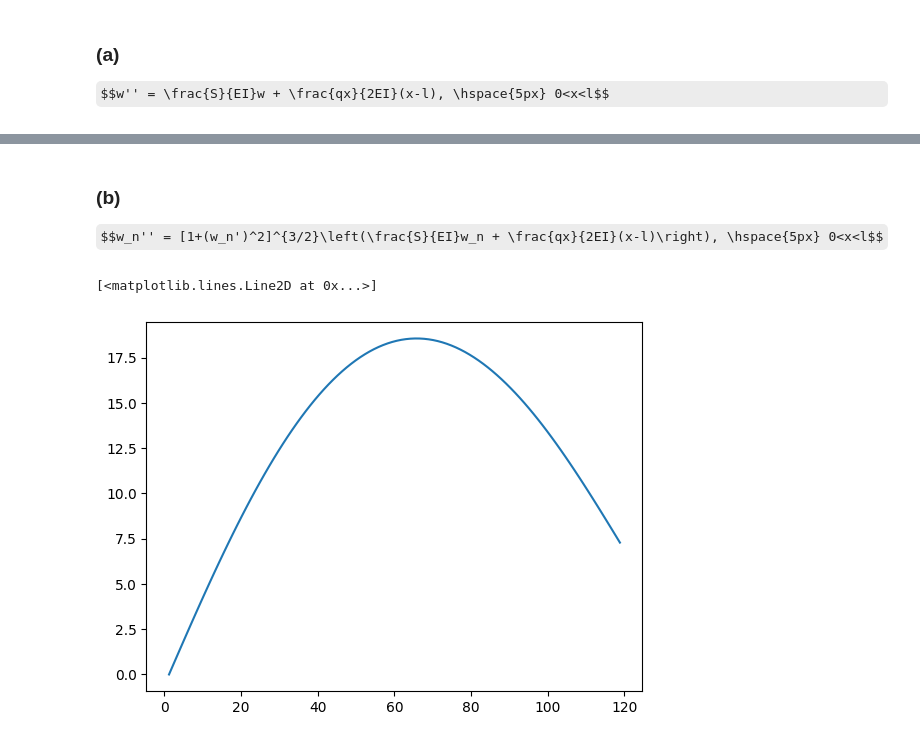
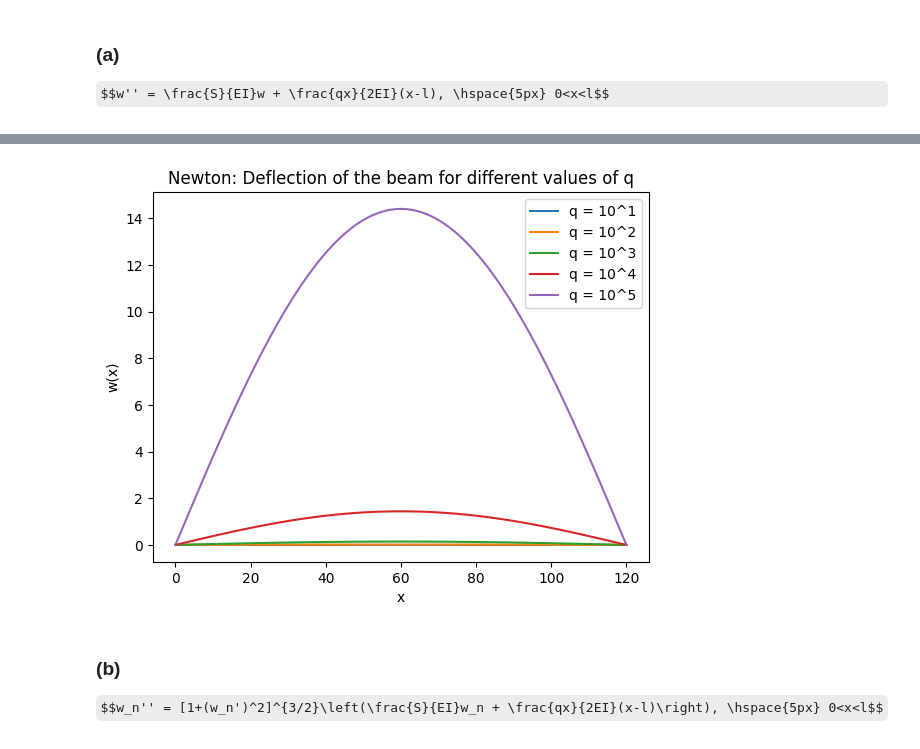
Before and after one commit to EstebanLeiva/NumericalAnalysis, a Jupyter notebook: FinalProject/differentialEquations.ipynb, the cells around one changed output, grey strips where cells are left out. Drawn from its saved outputs; the diff is of its cells as text; code cells hidden in the pictures; some formulas as TeX source.

```diff
--- a/FinalProject/differentialEquations.ipynb
+++ b/FinalProject/differentialEquations.ipynb
@@ -14,7 +14,9 @@ S = 1000 #charge on the endpoints
 E = 3e7 #elastic modulus
 I = 625 #moment of inertia
 l = 120 #length of bar
-n = 100 #number of elements
+n = 100 #number of intervals
 
 h = l/(n+1)
 x = [i*h for i in range(0,n+2)] #nodes
+
+N = 101
@@ -99,7 +37,0 @@ def b_vector(x, n, q, E, I, h, l):
-# %%
-for q in [10, 10**2, 10**3, 10**4, 10**5]:
-    b = b_vector(x, n, q, E, I, h, l)
-    y = np.linalg.solve(A,b)
-    plt.title("q = " + str(q))
-    plt.plot(x[1:-1],y)
-    plt.show()
@@ -112,3 +38,37 @@ for q in [10, 10**2, 10**3, 10**4, 10**5]:
+# %%
+#construct matrix A
+A = np.zeros((n, n))
+
+for i in range(n):
+    A[i, i] = -2 - (h ** 2) * S / (E * I)
+    if i < n-1:
+        A[i+1, i] = 1
+    if i > 0:
+        A[i-1, i] = 1
+# %%
+def r(q, x):
+    return q * x * (x - l) / (2 * E * I)
+
+def solve_for_q(k):
+    q = 10 ** k
+    d = np.zeros(N-1)
+    for i in range(0, N-1):
+        d[i] = (h ** 2) * r(q, x[i+1])
+    sol = np.linalg.solve(A, d)
+    y = np.zeros(N+1)
+    for i in range(1, N):
+        y[i] = sol[i-1]
+    return y
+# %%
+for q in [1, 2, 3, 4, 5]:
+    y = solve_for_q(q)
+    plt.plot(x, y, label='q = 10^{}'.format(q))
+    plt.title('Newton: Deflection of the beam for different values of q')
+    plt.xlabel('x')
+    plt.ylabel('w(x)')
+    plt.legend(loc='upper right')
+# %% [output]
+[figure, added]
 # %% [markdown]
 ### (b)
 $$w_n'' = [1+(w_n')^2]^{3/2}\left(\frac{S}{EI}w_n + \frac{qx}{2EI}(x-l)\right), \hspace{5px} 0<x<l$$
@@ -172,6 +142,0 @@ def shooting_method_secant(f, t0, h, n, b):
-# %%
-y = shooting_method_newton(derivative_newton, 0, h, n, 0)
-plt.plot(x[1:-1], y[:,0])
-# %% [output]
-[<matplotlib.lines.Line2D at 0x...>]
-[figure, removed]
```
Also changed, not shown: parts of 41 cells of this notebook, 11 other files.
